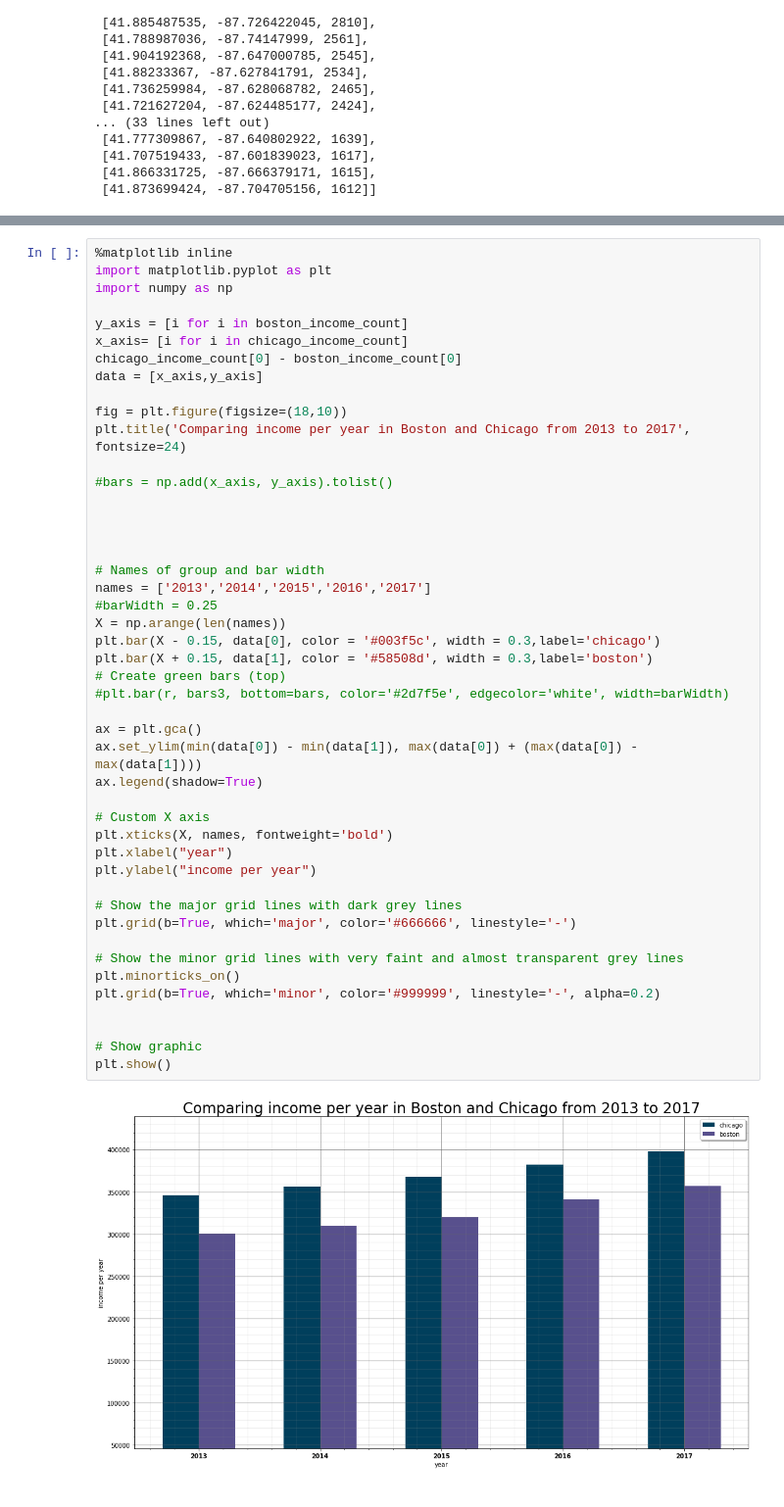
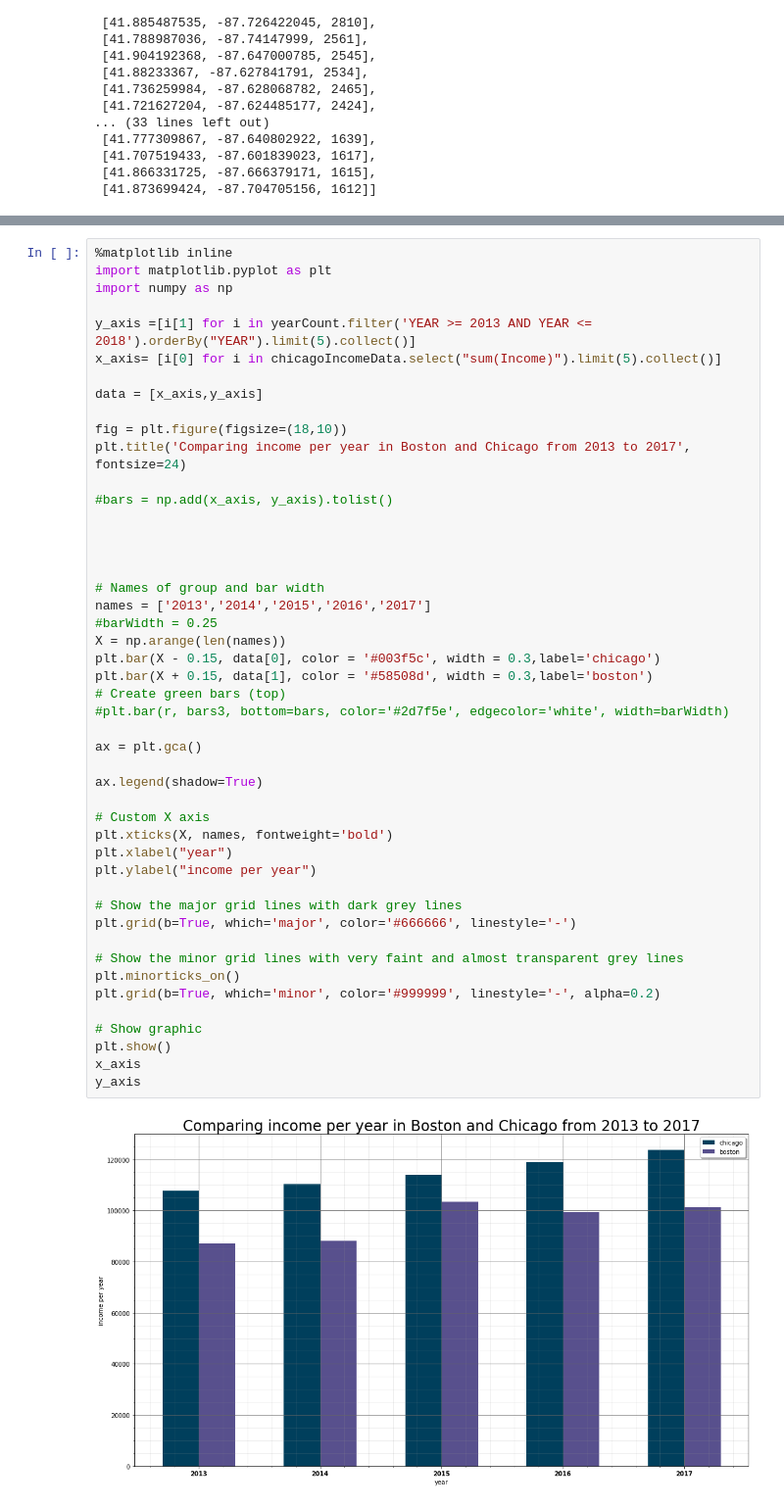
Before and after one commit to Kotiba-saket/DataMining_Final_Exam, a Jupyter notebook: CrimeInBostenEnChicago.ipynb, the cells around one changed output, grey strips where cells are left out. Shown at 98% size. Drawn from its saved outputs; the diff is of its cells as text.

```diff
--- a/CrimeInBostenEnChicago.ipynb
+++ b/CrimeInBostenEnChicago.ipynb
@@ -642,9 +589,9 @@ chicagoIncome.columns
 import matplotlib.pyplot as plt
 import numpy as np
 
-y_axis = [i for i in boston_income_count]
-x_axis= [i for i in chicago_income_count]
-chicago_income_count[0] - boston_income_count[0]
+y_axis =[i[1] for i in yearCount.filter('YEAR >= 2013 AND YEAR <= 2018').orderBy("YEAR").limit(5).collect()]
+x_axis= [i[0] for i in chicagoIncomeData.select("sum(Income)").limit(5).collect()]
+
 data = [x_axis,y_axis]
 
 fig = plt.figure(figsize=(18,10))
@@ -655,33 +602,34 @@ plt.title('Comparing income per year in Boston and Chicago from 2013 to 2017', f
 
 
 
 # Names of group and bar width
 names = ['2013','2014','2015','2016','2017']
 #barWidth = 0.25
 X = np.arange(len(names))
 plt.bar(X - 0.15, data[0], color = '#003f5c', width = 0.3,label='chicago')
 plt.bar(X + 0.15, data[1], color = '#58508d', width = 0.3,label='boston')
 # Create green bars (top)
 #plt.bar(r, bars3, bottom=bars, color='#2d7f5e', edgecolor='white', width=barWidth)
 
 ax = plt.gca()
-ax.set_ylim(min(data[0]) - min(data[1]), max(data[0]) + (max(data[0]) - max(data[1])))
+
 ax.legend(shadow=True)
 
 # Custom X axis
 plt.xticks(X, names, fontweight='bold')
 plt.xlabel("year")
 plt.ylabel("income per year")
 
 # Show the major grid lines with dark grey lines
 plt.grid(b=True, which='major', color='#666666', linestyle='-')
 
 # Show the minor grid lines with very faint and almost transparent grey lines
 plt.minorticks_on()
 plt.grid(b=True, which='minor', color='#999999', linestyle='-', alpha=0.2)
 
-
 # Show graphic
 plt.show()
+x_axis
+y_axis
 # %% [output]
-[figure, old version]
+[figure, new version]
```
Also changed, not shown: parts of 11 cells of this notebook.
